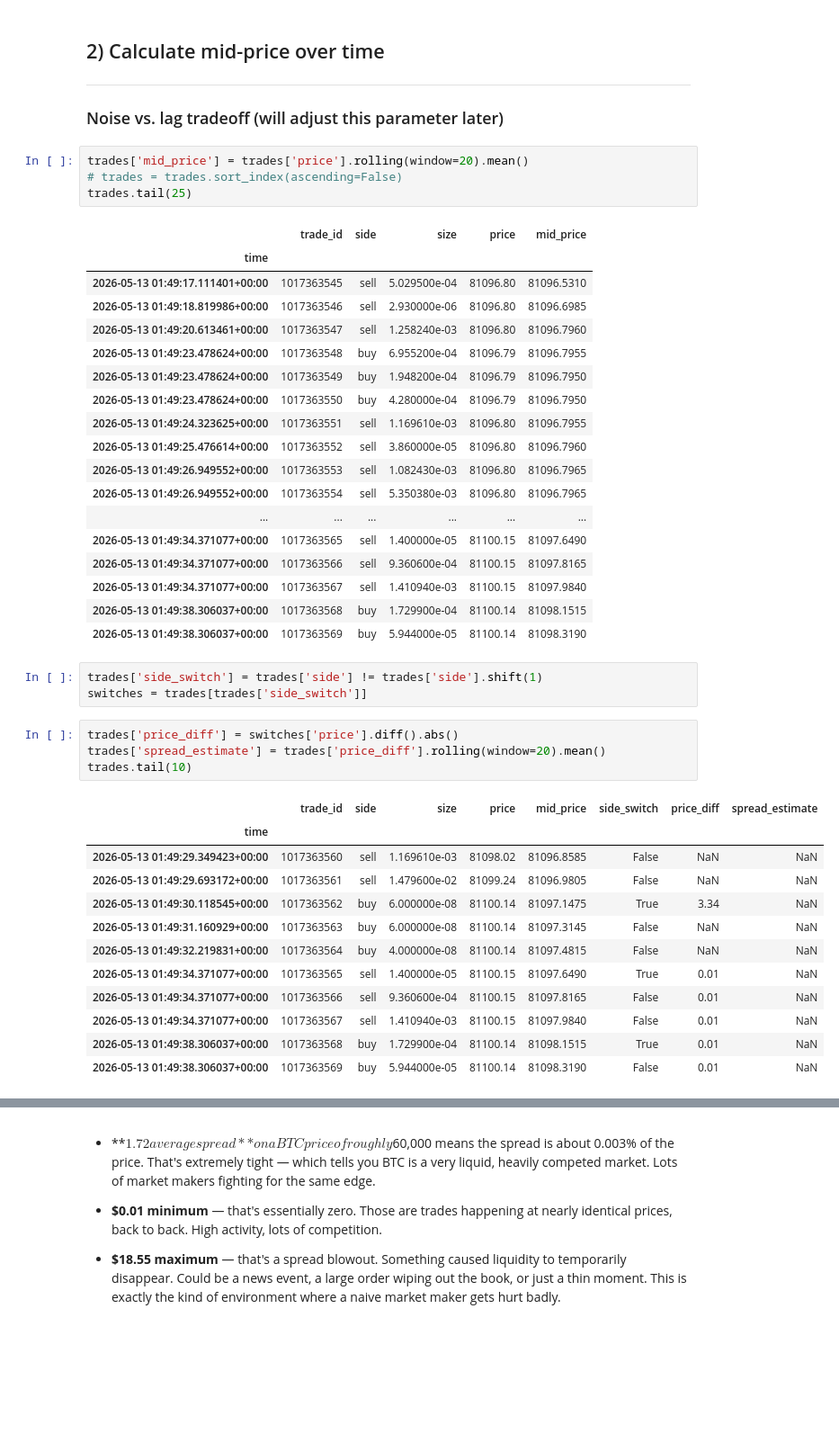
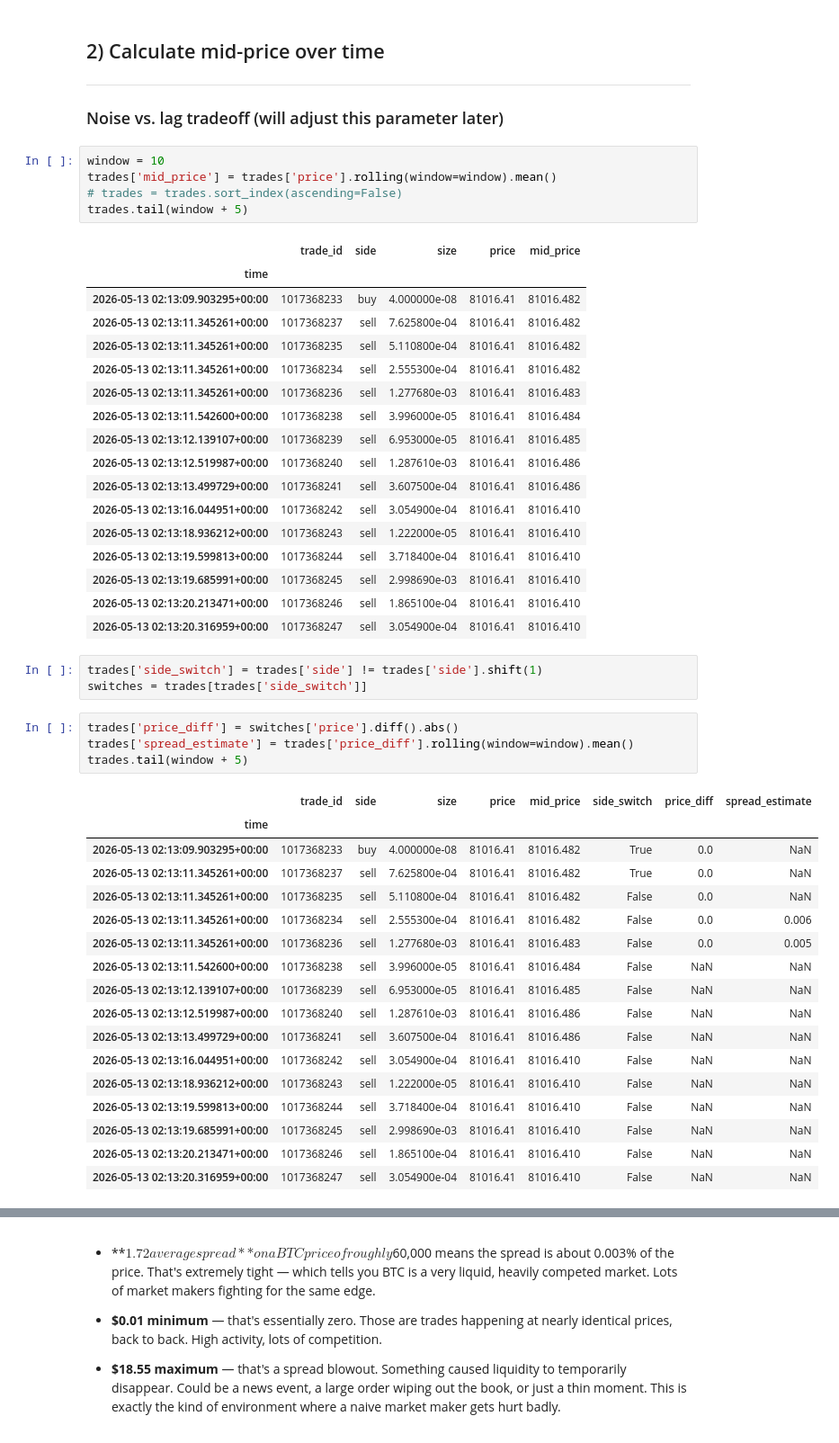
Before and after one commit to whark231/quant_mm_sim, a Jupyter notebook: notebooks/01_data_exploration.ipynb, the cells around one changed output, grey strips where cells are left out. Shown at 90% size. Saved outputs shown, nothing was run; the diff lists cells and outputs as text; blank space fills up the shorter version.

```diff
--- a/notebooks/01_data_exploration.ipynb
+++ b/notebooks/01_data_exploration.ipynb
@@ -76,48 +76,53 @@ dtype: object
 
 ### Noise vs. lag tradeoff (will adjust this parameter later)
 # %%
-trades['mid_price'] = trades['price'].rolling(window=20).mean()
+window = 10
+trades['mid_price'] = trades['price'].rolling(window=window).mean()
 # trades = trades.sort_index(ascending=False)
-trades.tail(25)
+trades.tail(window + 5)
 # %% [output]
 |  | trade_id | side | size | price | mid_price |
 | time |  |  |  |  |  |
-| 2026-05-13 01:49:17.111401+00:00 | 1017363545 | sell | 5.029500e-04 | 81096.80 | 81096.5310 |
-| 2026-05-13 01:49:18.819986+00:00 | 1017363546 | sell | 2.930000e-06 | 81096.80 | 81096.6985 |
-| 2026-05-13 01:49:20.613461+00:00 | 1017363547 | sell | 1.258240e-03 | 81096.80 | 81096.7960 |
-| 2026-05-13 01:49:23.478624+00:00 | 1017363548 | buy | 6.955200e-04 | 81096.79 | 81096.7955 |
-| 2026-05-13 01:49:23.478624+00:00 | 1017363549 | buy | 1.948200e-04 | 81096.79 | 81096.7950 |
-| 2026-05-13 01:49:23.478624+00:00 | 1017363550 | buy | 4.280000e-04 | 81096.79 | 81096.7950 |
-| 2026-05-13 01:49:24.323625+00:00 | 1017363551 | sell | 1.169610e-03 | 81096.80 | 81096.7955 |
-| 2026-05-13 01:49:25.476614+00:00 | 1017363552 | sell | 3.860000e-05 | 81096.80 | 81096.7960 |
-| 2026-05-13 01:49:26.949552+00:00 | 1017363553 | sell | 1.082430e-03 | 81096.80 | 81096.7965 |
-| 2026-05-13 01:49:26.949552+00:00 | 1017363554 | sell | 5.350380e-03 | 81096.80 | 81096.7965 |
-| ... | ... | ... | ... | ... | ... |
-| 2026-05-13 01:49:34.371077+00:00 | 1017363565 | sell | 1.400000e-05 | 81100.15 | 81097.6490 |
-| 2026-05-13 01:49:34.371077+00:00 | 1017363566 | sell | 9.360600e-04 | 81100.15 | 81097.8165 |
-| 2026-05-13 01:49:34.371077+00:00 | 1017363567 | sell | 1.410940e-03 | 81100.15 | 81097.9840 |
-| 2026-05-13 01:49:38.306037+00:00 | 1017363568 | buy | 1.729900e-04 | 81100.14 | 81098.1515 |
-| 2026-05-13 01:49:38.306037+00:00 | 1017363569 | buy | 5.944000e-05 | 81100.14 | 81098.3190 |
+| 2026-05-13 02:13:09.903295+00:00 | 1017368233 | buy | 4.000000e-08 | 81016.41 | 81016.482 |
+| 2026-05-13 02:13:11.345261+00:00 | 1017368237 | sell | 7.625800e-04 | 81016.41 | 81016.482 |
+| 2026-05-13 02:13:11.345261+00:00 | 1017368235 | sell | 5.110800e-04 | 81016.41 | 81016.482 |
+| 2026-05-13 02:13:11.345261+00:00 | 1017368234 | sell | 2.555300e-04 | 81016.41 | 81016.482 |
+| 2026-05-13 02:13:11.345261+00:00 | 1017368236 | sell | 1.277680e-03 | 81016.41 | 81016.483 |
+| 2026-05-13 02:13:11.542600+00:00 | 1017368238 | sell | 3.996000e-05 | 81016.41 | 81016.484 |
+| 2026-05-13 02:13:12.139107+00:00 | 1017368239 | sell | 6.953000e-05 | 81016.41 | 81016.485 |
+| 2026-05-13 02:13:12.519987+00:00 | 1017368240 | sell | 1.287610e-03 | 81016.41 | 81016.486 |
+| 2026-05-13 02:13:13.499729+00:00 | 1017368241 | sell | 3.607500e-04 | 81016.41 | 81016.486 |
+| 2026-05-13 02:13:16.044951+00:00 | 1017368242 | sell | 3.054900e-04 | 81016.41 | 81016.410 |
+| 2026-05-13 02:13:18.936212+00:00 | 1017368243 | sell | 1.222000e-05 | 81016.41 | 81016.410 |
+| 2026-05-13 02:13:19.599813+00:00 | 1017368244 | sell | 3.718400e-04 | 81016.41 | 81016.410 |
+| 2026-05-13 02:13:19.685991+00:00 | 1017368245 | sell | 2.998690e-03 | 81016.41 | 81016.410 |
+| 2026-05-13 02:13:20.213471+00:00 | 1017368246 | sell | 1.865100e-04 | 81016.41 | 81016.410 |
+| 2026-05-13 02:13:20.316959+00:00 | 1017368247 | sell | 3.054900e-04 | 81016.41 | 81016.410 |
 # %%
 trades['side_switch'] = trades['side'] != trades['side'].shift(1)
 switches = trades[trades['side_switch']]
 # %%
 trades['price_diff'] = switches['price'].diff().abs()
-trades['spread_estimate'] = trades['price_diff'].rolling(window=20).mean()
-trades.tail(10)
+trades['spread_estimate'] = trades['price_diff'].rolling(window=window).mean()
+trades.tail(window + 5)
 # %% [output]
 |  | trade_id | side | size | price | mid_price | side_switch | price_diff | spread_estimate |
 | time |  |  |  |  |  |  |  |  |
-| 2026-05-13 01:49:29.349423+00:00 | 1017363560 | sell | 1.169610e-03 | 81098.02 | 81096.8585 | False | NaN | NaN |
-| 2026-05-13 01:49:29.693172+00:00 | 1017363561 | sell | 1.479600e-02 | 81099.24 | 81096.9805 | False | NaN | NaN |
-| 2026-05-13 01:49:30.118545+00:00 | 1017363562 | buy | 6.000000e-08 | 81100.14 | 81097.1475 | True | 3.34 | NaN |
-| 2026-05-13 01:49:31.160929+00:00 | 1017363563 | buy | 6.000000e-08 | 81100.14 | 81097.3145 | False | NaN | NaN |
-| 2026-05-13 01:49:32.219831+00:00 | 1017363564 | buy | 4.000000e-08 | 81100.14 | 81097.4815 | False | NaN | NaN |
-| 2026-05-13 01:49:34.371077+00:00 | 1017363565 | sell | 1.400000e-05 | 81100.15 | 81097.6490 | True | 0.01 | NaN |
-| 2026-05-13 01:49:34.371077+00:00 | 1017363566 | sell | 9.360600e-04 | 81100.15 | 81097.8165 | False | 0.01 | NaN |
-| 2026-05-13 01:49:34.371077+00:00 | 1017363567 | sell | 1.410940e-03 | 81100.15 | 81097.9840 | False | 0.01 | NaN |
-| 2026-05-13 01:49:38.306037+00:00 | 1017363568 | buy | 1.729900e-04 | 81100.14 | 81098.1515 | True | 0.01 | NaN |
-| 2026-05-13 01:49:38.306037+00:00 | 1017363569 | buy | 5.944000e-05 | 81100.14 | 81098.3190 | False | 0.01 | NaN |
+| 2026-05-13 02:13:09.903295+00:00 | 1017368233 | buy | 4.000000e-08 | 81016.41 | 81016.482 | True | 0.0 | NaN |
+| 2026-05-13 02:13:11.345261+00:00 | 1017368237 | sell | 7.625800e-04 | 81016.41 | 81016.482 | True | 0.0 | NaN |
+| 2026-05-13 02:13:11.345261+00:00 | 1017368235 | sell | 5.110800e-04 | 81016.41 | 81016.482 | False | 0.0 | NaN |
+| 2026-05-13 02:13:11.345261+00:00 | 1017368234 | sell | 2.555300e-04 | 81016.41 | 81016.482 | False | 0.0 | 0.006 |
+| 2026-05-13 02:13:11.345261+00:00 | 1017368236 | sell | 1.277680e-03 | 81016.41 | 81016.483 | False | 0.0 | 0.005 |
+| 2026-05-13 02:13:11.542600+00:00 | 1017368238 | sell | 3.996000e-05 | 81016.41 | 81016.484 | False | NaN | NaN |
+| 2026-05-13 02:13:12.139107+00:00 | 1017368239 | sell | 6.953000e-05 | 81016.41 | 81016.485 | False | NaN | NaN |
+| 2026-05-13 02:13:12.519987+00:00 | 1017368240 | sell | 1.287610e-03 | 81016.41 | 81016.486 | False | NaN | NaN |
+| 2026-05-13 02:13:13.499729+00:00 | 1017368241 | sell | 3.607500e-04 | 81016.41 | 81016.486 | False | NaN | NaN |
+| 2026-05-13 02:13:16.044951+00:00 | 1017368242 | sell | 3.054900e-04 | 81016.41 | 81016.410 | False | NaN | NaN |
+| 2026-05-13 02:13:18.936212+00:00 | 1017368243 | sell | 1.222000e-05 | 81016.41 | 81016.410 | False | NaN | NaN |
+| 2026-05-13 02:13:19.599813+00:00 | 1017368244 | sell | 3.718400e-04 | 81016.41 | 81016.410 | False | NaN | NaN |
+| 2026-05-13 02:13:19.685991+00:00 | 1017368245 | sell | 2.998690e-03 | 81016.41 | 81016.410 | False | NaN | NaN |
+| 2026-05-13 02:13:20.213471+00:00 | 1017368246 | sell | 1.865100e-04 | 81016.41 | 81016.410 | False | NaN | NaN |
+| 2026-05-13 02:13:20.316959+00:00 | 1017368247 | sell | 3.054900e-04 | 81016.41 | 81016.410 | False | NaN | NaN |
 # %%
 switches = trades[trades['side_switch']]
 switches.tail()
```
Also changed, not shown: parts of 6 cells of this notebook, 1 other file.
